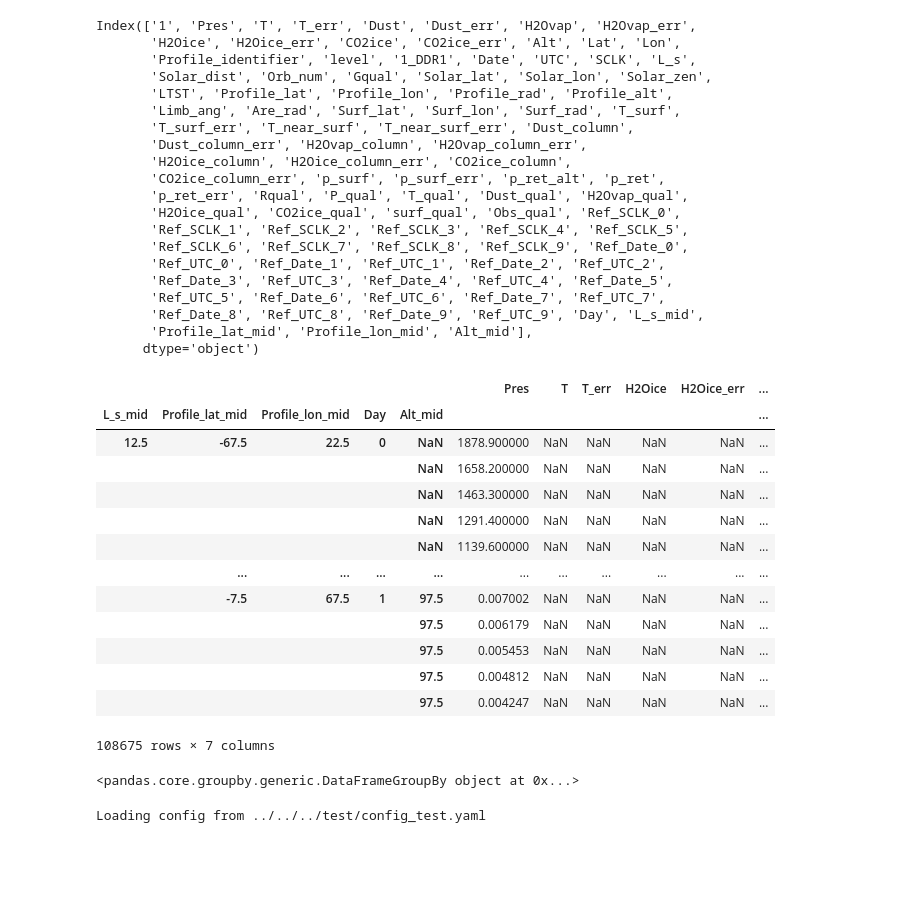
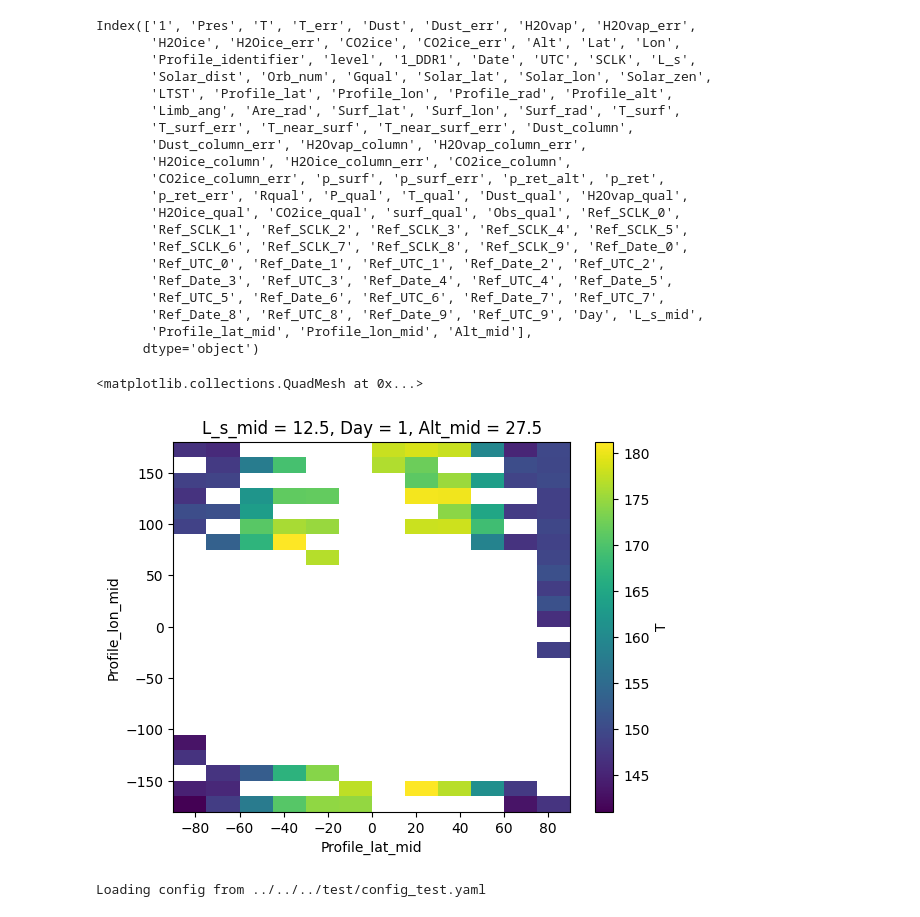
Before and after one commit to Cloudspotting-on-Mars/mcstools, a Jupyter notebook: mcstools/preprocess/l2/dev.ipynb, the cells around one changed output. Saved outputs shown, nothing was run; the diff lists cells and outputs as text; code cells hidden in the pictures; blank space fills up the shorter version.

```diff
--- a/mcstools/preprocess/l2/dev.ipynb
+++ b/mcstools/preprocess/l2/dev.ipynb
@@ -120,28 +118,16 @@ Index(['1', 'Pres', 'T', 'T_err', 'Dust', 'Dust_err', 'H2Ovap', 'H2Ovap_err',
        'Profile_lat_mid', 'Profile_lon_mid', 'Alt_mid'],
       dtype='object')
 # %%
-merged.set_index(
+merged = merged.set_index(
     filters.bin_config.binned_columns
 )[filters.ddr2_fields]
-# %% [output]
-|  |  |  |  |  | Pres | T | T_err | H2Oice | H2Oice_err | ... |
-| L_s_mid | Profile_lat_mid | Profile_lon_mid | Day | Alt_mid |  |  |  |  |  | ... |
-| 12.5 | -67.5 | 22.5 | 0 | NaN | 1878.900000 | NaN | NaN | NaN | NaN | ... |
-|  |  |  |  | NaN | 1658.200000 | NaN | NaN | NaN | NaN | ... |
-|  |  |  |  | NaN | 1463.300000 | NaN | NaN | NaN | NaN | ... |
-|  |  |  |  | NaN | 1291.400000 | NaN | NaN | NaN | NaN | ... |
-|  |  |  |  | NaN | 1139.600000 | NaN | NaN | NaN | NaN | ... |
-|  | ... | ... | ... | ... | ... | ... | ... | ... | ... | ... |
-|  | -7.5 | 67.5 | 1 | 97.5 | 0.007002 | NaN | NaN | NaN | NaN | ... |
-|  |  |  |  | 97.5 | 0.006179 | NaN | NaN | NaN | NaN | ... |
-|  |  |  |  | 97.5 | 0.005453 | NaN | NaN | NaN | NaN | ... |
-|  |  |  |  | 97.5 | 0.004812 | NaN | NaN | NaN | NaN | ... |
-|  |  |  |  | 97.5 | 0.004247 | NaN | NaN | NaN | NaN | ... |
-108675 rows × 7 columns
-# %%
-merged
-# %% [output]
-<pandas.core.groupby.generic.DataFrameGroupBy object at 0x...>
+# %%
+txr = merged.reset_index().groupby(filters.bin_config.binned_columns).mean().to_xarray()
+# %%
+txr.sel(L_s_mid=12.5, Day=1, Alt_mid=27.5)["T"].plot(x="Profile_lat_mid", y="Profile_lon_mid")
+# %% [output]
+<matplotlib.collections.QuadMesh at 0x...>
+[figure, added]
 # %%
 cp = filt.ConfigParser()
 y = cp.load_config("../../../test/config_test.yaml")
```
Also changed, not shown: parts of 2 cells of this notebook, 1 other file.
